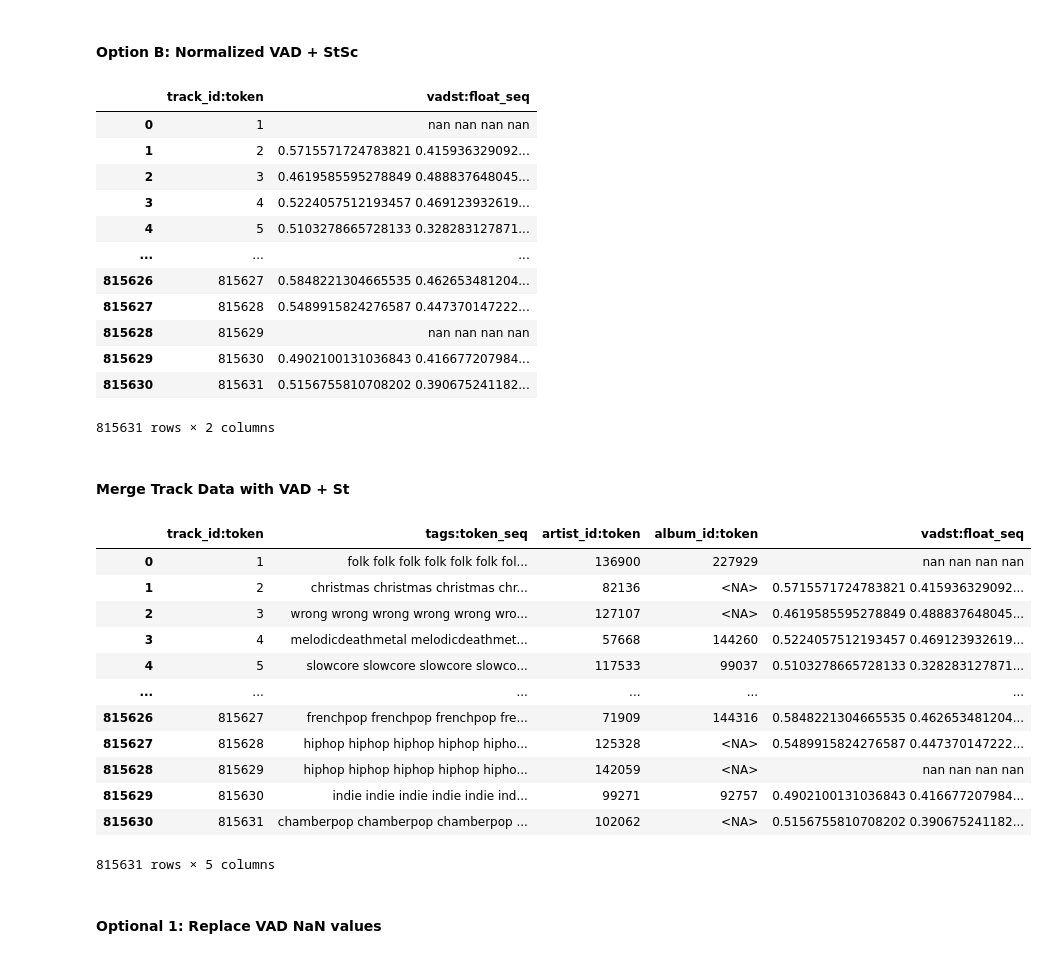
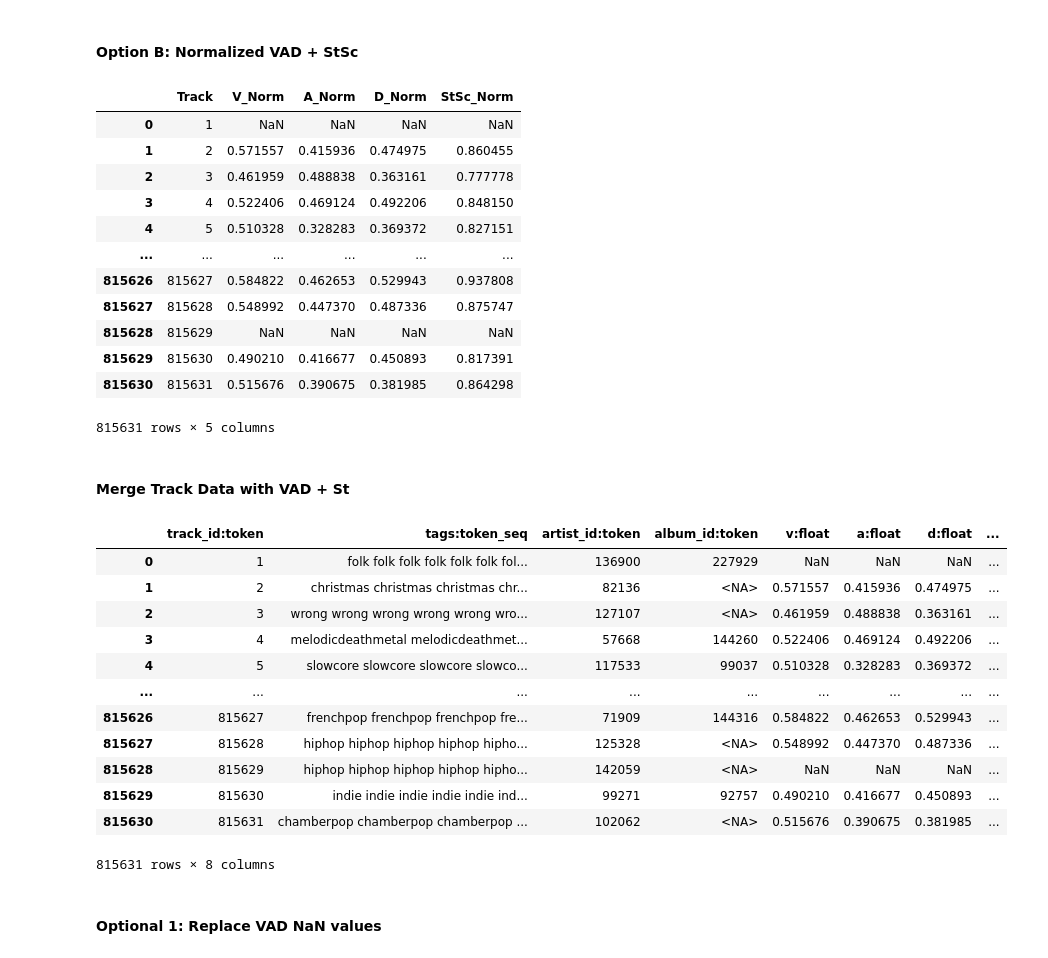
Before and after one commit to Acervans/lastfm_RS, a Jupyter notebook: lastfm_RS/backend/research/recbole_research/recbole_research.ipynb, the cells around one changed output. Saved outputs shown, nothing was run; the diff lists cells and outputs as text; code cells hidden in the pictures.

```diff
--- a/lastfm_RS/backend/research/recbole_research/recbole_research.ipynb
+++ b/lastfm_RS/backend/research/recbole_research/recbole_research.ipynb
@@ -68,8 +68,8 @@ Choose columns to load by editing `config.yaml`
 OG_COLS = ['V', 'A', 'D', 'StSc']
 NORM_COLS = ['V_Norm', 'A_Norm', 'D_Norm', 'StSc_Norm']
 
-RECBOLE_TAG_COLS = ['track_id:token', 'tags:token_seq']
-RECBOLE_VAD_COLS = ['track_id:token', 'vadst:float_seq']
+RECBOLE_TAG_COL = 'tags:token_seq'
+RECBOLE_VAD_COLS = ['v:float','a:float','d:float','stsc:float']
 
 track_data = pd.read_csv(DATA_DIR + "track_full_data.zip", sep='\t', dtype={'album_id': 'Int64'})
 
@@ -92,7 +92,7 @@ track_data
 #### Load all Data with NaNs
 # %%
 track_all = track_data[['track_id', 'tags', 'artist_id', 'album_id']]
-track_all = track_all.rename(lambda x: x + ':token', axis=1).rename(columns={'tags:token': RECBOLE_TAG_COLS[1]})
+track_all = track_all.rename(lambda x: x + ':token', axis=1).rename(columns={'tags:token': RECBOLE_TAG_COL})
 
 track_all
 # %% [output]
@@ -144,44 +140,40 @@ vads
 all_vads = pd.read_csv(DATA_DIR + 'all_tracks_vads.zip', sep='\t')
 
 vads = all_vads[['Track'] + NORM_COLS].copy()
-vads['VADStSc'] = vads[NORM_COLS].astype(str).apply(lambda x: ' '.join(x), axis=1)
-vads.drop(columns=NORM_COLS, inplace=True)
-vads.columns = RECBOLE_VAD_COLS
-
 vads
 # %% [output]
-|  | track_id:token | vadst:float_seq |
-| 0 | 1 | nan nan nan nan |
-| 1 | 2 | 0.5715571724783821 0.415936329092... |
-| 2 | 3 | 0.4619585595278849 0.488837648045... |
-| 3 | 4 | 0.5224057512193457 0.469123932619... |
-| 4 | 5 | 0.5103278665728133 0.328283127871... |
-| ... | ... | ... |
-| 815626 | 815627 | 0.5848221304665535 0.462653481204... |
-| 815627 | 815628 | 0.5489915824276587 0.447370147222... |
-| 815628 | 815629 | nan nan nan nan |
-| 815629 | 815630 | 0.4902100131036843 0.416677207984... |
-| 815630 | 815631 | 0.5156755810708202 0.390675241182... |
+|  | Track | V_Norm | A_Norm | D_Norm | StSc_Norm |
+| 0 | 1 | NaN | NaN | NaN | NaN |
+| 1 | 2 | 0.571557 | 0.415936 | 0.474975 | 0.860455 |
+| 2 | 3 | 0.461959 | 0.488838 | 0.363161 | 0.777778 |
+| 3 | 4 | 0.522406 | 0.469124 | 0.492206 | 0.848150 |
+| 4 | 5 | 0.510328 | 0.328283 | 0.369372 | 0.827151 |
+| ... | ... | ... | ... | ... | ... |
+| 815626 | 815627 | 0.584822 | 0.462653 | 0.529943 | 0.937808 |
+| 815627 | 815628 | 0.548992 | 0.447370 | 0.487336 | 0.875747 |
+| 815628 | 815629 | NaN | NaN | NaN | NaN |
+| 815629 | 815630 | 0.490210 | 0.416677 | 0.450893 | 0.817391 |
+| 815630 | 815631 | 0.515676 | 0.390675 | 0.381985 | 0.864298 |
-815631 rows × 2 columns
+815631 rows × 5 columns
 # %% [markdown]
 #### Merge Track Data with VAD + St
 # %%
-track_all['vadst:float_seq'] = vads['vadst:float_seq']
+track_all[RECBOLE_VAD_COLS] = vads[NORM_COLS]
 track_all
 # %% [output]
-|  | track_id:token | tags:token_seq | artist_id:token | album_id:token | vadst:float_seq |
-| 0 | 1 | folk folk folk folk folk folk fol... | 136900 | 227929 | nan nan nan nan |
-| 1 | 2 | christmas christmas christmas chr... | 82136 | <NA> | 0.5715571724783821 0.415936329092... |
-| 2 | 3 | wrong wrong wrong wrong wrong wro... | 127107 | <NA> | 0.4619585595278849 0.488837648045... |
-| 3 | 4 | melodicdeathmetal melodicdeathmet... | 57668 | 144260 | 0.5224057512193457 0.469123932619... |
-| 4 | 5 | slowcore slowcore slowcore slowco... | 117533 | 99037 | 0.5103278665728133 0.328283127871... |
-| ... | ... | ... | ... | ... | ... |
-| 815626 | 815627 | frenchpop frenchpop frenchpop fre... | 71909 | 144316 | 0.5848221304665535 0.462653481204... |
-| 815627 | 815628 | hiphop hiphop hiphop hiphop hipho... | 125328 | <NA> | 0.5489915824276587 0.447370147222... |
-| 815628 | 815629 | hiphop hiphop hiphop hiphop hipho... | 142059 | <NA> | nan nan nan nan |
-| 815629 | 815630 | indie indie indie indie indie ind... | 99271 | 92757 | 0.4902100131036843 0.416677207984... |
-| 815630 | 815631 | chamberpop chamberpop chamberpop ... | 102062 | <NA> | 0.5156755810708202 0.390675241182... |
+|  | track_id:token | tags:token_seq | artist_id:token | album_id:token | v:float | a:float | d:float | ... |
+| 0 | 1 | folk folk folk folk folk folk fol... | 136900 | 227929 | NaN | NaN | NaN | ... |
+| 1 | 2 | christmas christmas christmas chr... | 82136 | <NA> | 0.571557 | 0.415936 | 0.474975 | ... |
+| 2 | 3 | wrong wrong wrong wrong wrong wro... | 127107 | <NA> | 0.461959 | 0.488838 | 0.363161 | ... |
+| 3 | 4 | melodicdeathmetal melodicdeathmet... | 57668 | 144260 | 0.522406 | 0.469124 | 0.492206 | ... |
+| 4 | 5 | slowcore slowcore slowcore slowco... | 117533 | 99037 | 0.510328 | 0.328283 | 0.369372 | ... |
+| ... | ... | ... | ... | ... | ... | ... | ... | ... |
+| 815626 | 815627 | frenchpop frenchpop frenchpop fre... | 71909 | 144316 | 0.584822 | 0.462653 | 0.529943 | ... |
+| 815627 | 815628 | hiphop hiphop hiphop hiphop hipho... | 125328 | <NA> | 0.548992 | 0.447370 | 0.487336 | ... |
+| 815628 | 815629 | hiphop hiphop hiphop hiphop hipho... | 142059 | <NA> | NaN | NaN | NaN | ... |
+| 815629 | 815630 | indie indie indie indie indie ind... | 99271 | 92757 | 0.490210 | 0.416677 | 0.450893 | ... |
+| 815630 | 815631 | chamberpop chamberpop chamberpop ... | 102062 | <NA> | 0.515676 | 0.390675 | 0.381985 | ... |
-815631 rows × 5 columns
+815631 rows × 8 columns
 # %%
 track_all.to_csv(f'{DATA_DIR}/{LASTFM_RB}/{LASTFM_RB}.item', index=False, sep='\t')
 # %% [markdown]
```
Also changed, not shown: parts of 4 cells of this notebook, 8 other files.
